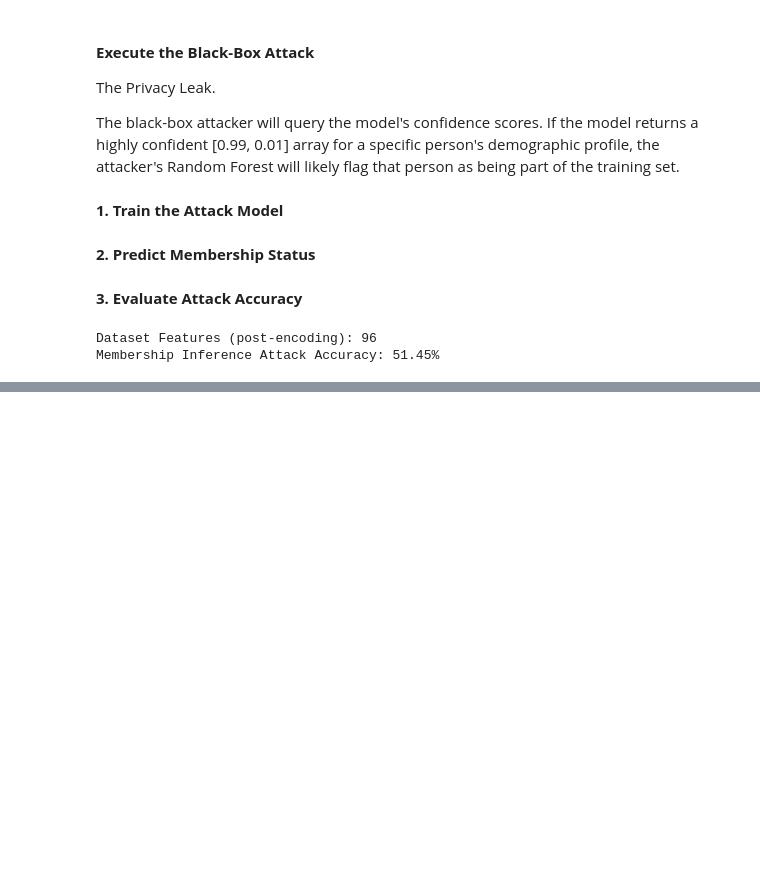
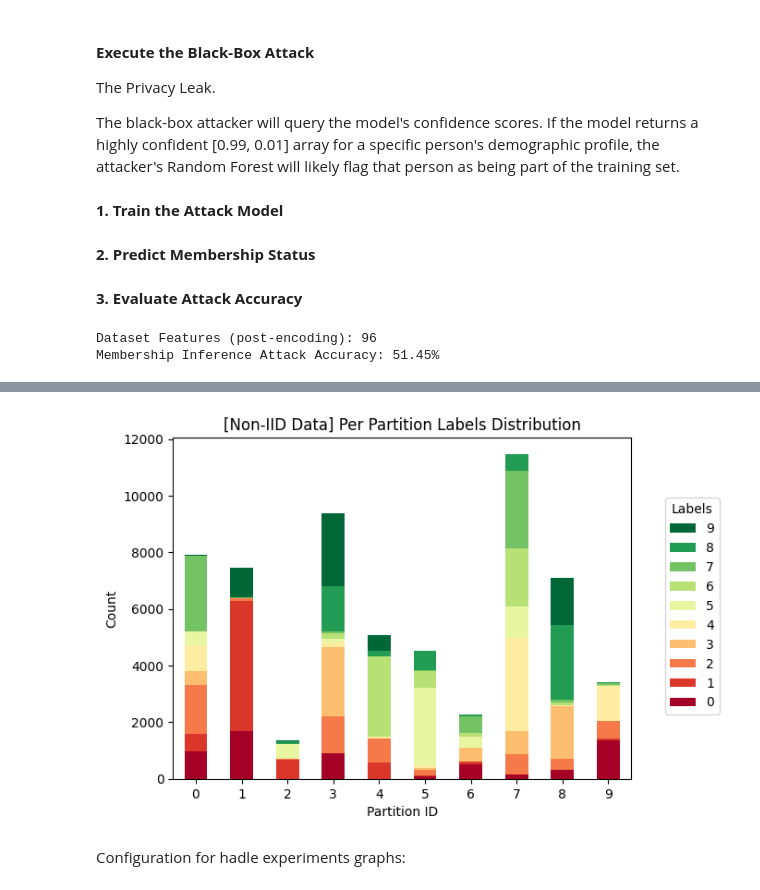
Before and after one commit to eriksonJAguiar/Minicurso-SSBD26-AISec-Privacy, a Jupyter notebook: SBDD26_Minicourse.ipynb, the cells around one changed output, grey strips where cells are left out. Cells and saved outputs as stored; diff of their text form; code cells hidden in the pictures; blank space fills up the shorter version.

```diff
--- a/SBDD26_Minicourse.ipynb
+++ b/SBDD26_Minicourse.ipynb
@@ -820,0 +895,30 @@ Membership Inference Attack Accuracy: 51.45%
+# %%
+data = FederatedDataset(
+    dataset="ylecun/mnist",
+    partitioners={
+        "train": DirichletPartitioner(
+            num_partitions=10,
+            partition_by="label",
+            alpha=0.3,
+            seed=42,
+            min_partition_size=0,
+        ),
+    },
+)
+
+partitioner = data.partitioners["train"]
+# %%
+fig, ax, df = plot_label_distributions(
+    partitioner,
+    label_name="label",
+    plot_type="bar",
+    size_unit="absolute",
+    partition_id_axis="x",
+    legend=True,
+    verbose_labels=True,
+    title="[Non-IID Data] Per Partition Labels Distribution",
+)
+# %% [output]
+[figure, added]
+# %% [markdown]
+Configuration for hadle experiments graphs:
```
Also changed, not shown: parts of 30 cells of this notebook.
